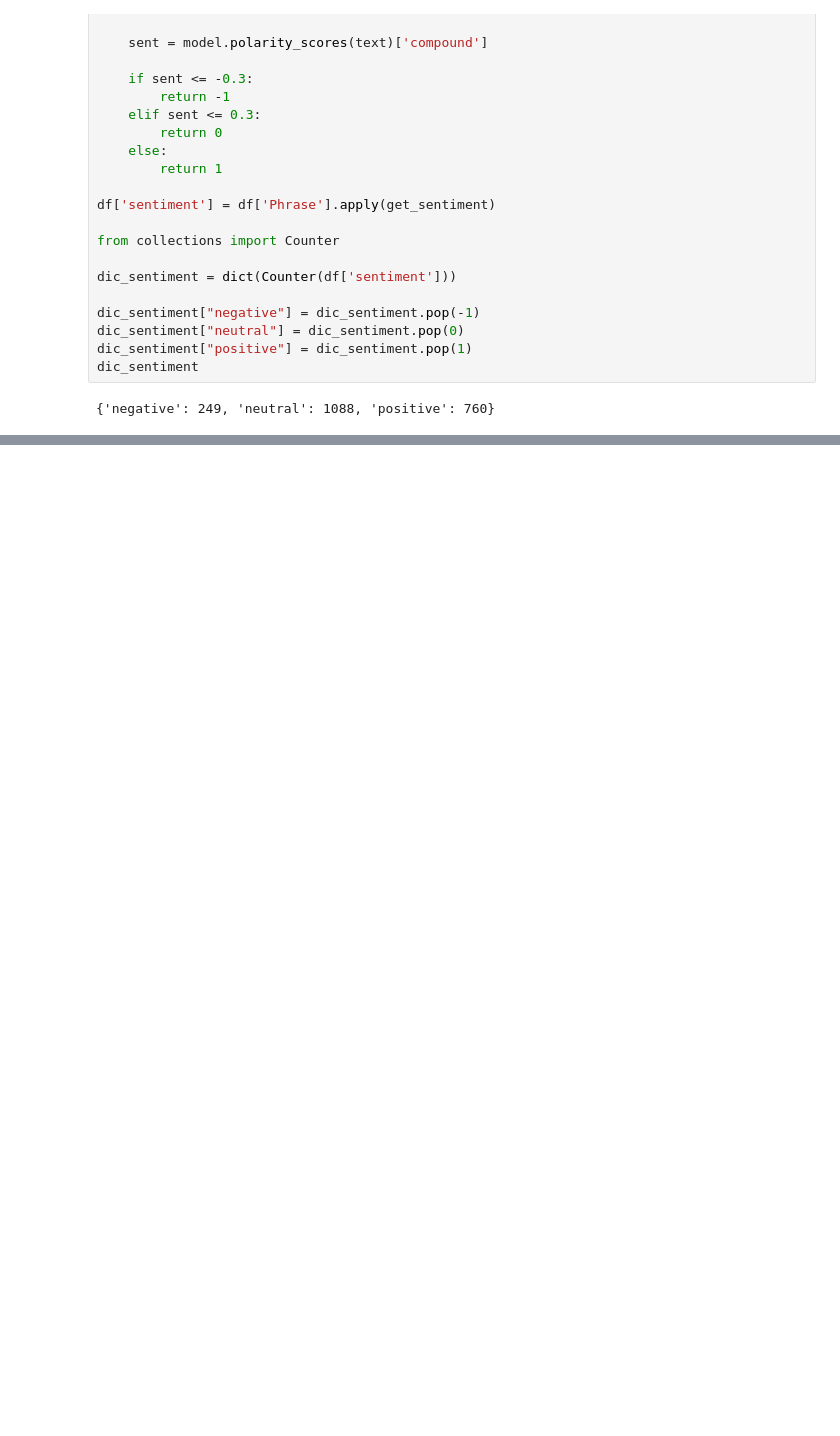
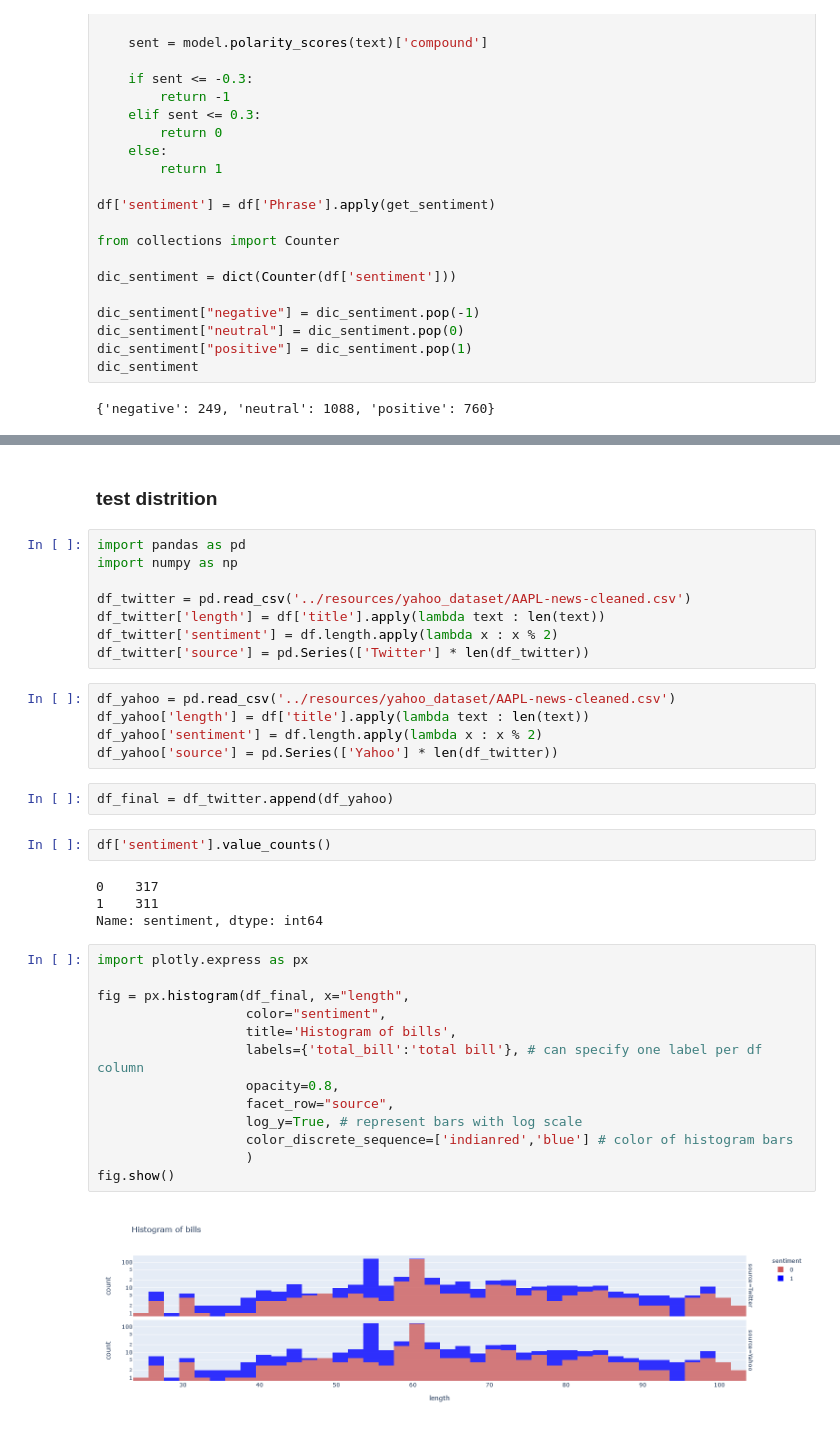
Before and after one commit to stAItuned/financial-sentiment-analysis, a Jupyter notebook: notebooks/sentiment_analysis_plots.ipynb, the cells around one changed output, grey strips where cells are left out. Cells and saved outputs as stored; diff of their text form; blank space fills up the shorter version.

```diff
--- a/notebooks/sentiment_analysis_plots.ipynb
+++ b/notebooks/sentiment_analysis_plots.ipynb
@@ -268,0 +269,38 @@ plot_length_distributions(df, "TWITTER")
+# %% [markdown]
+### test distrition
+# %%
+import pandas as pd
+import numpy as np
+
+df_twitter = pd.read_csv('../resources/yahoo_dataset/AAPL-news-cleaned.csv')
+df_twitter['length'] = df['title'].apply(lambda text : len(text))
+df_twitter['sentiment'] = df.length.apply(lambda x : x % 2)
+df_twitter['source'] = pd.Series(['Twitter'] * len(df_twitter))
+# %%
+df_yahoo = pd.read_csv('../resources/yahoo_dataset/AAPL-news-cleaned.csv')
+df_yahoo['length'] = df['title'].apply(lambda text : len(text))
+df_yahoo['sentiment'] = df.length.apply(lambda x : x % 2)
+df_yahoo['source'] = pd.Series(['Yahoo'] * len(df_twitter))
+# %%
+df_final = df_twitter.append(df_yahoo)
+# %%
+df['sentiment'].value_counts()
+# %% [output]
+0    317
+1    311
+Name: sentiment, dtype: int64
+# %%
+import plotly.express as px
+
+fig = px.histogram(df_final, x="length",
+                   color="sentiment",
+                   title='Histogram of bills',
+                   labels={'total_bill':'total bill'}, # can specify one label per df column
+                   opacity=0.8,
+                   facet_row="source",
+                   log_y=True, # represent bars with log scale
+                   color_discrete_sequence=['indianred','blue'] # color of histogram bars
+                   )
+fig.show()
+# %% [output]
+[figure, added]
```
Also changed, not shown: parts of 4 cells of this notebook.
